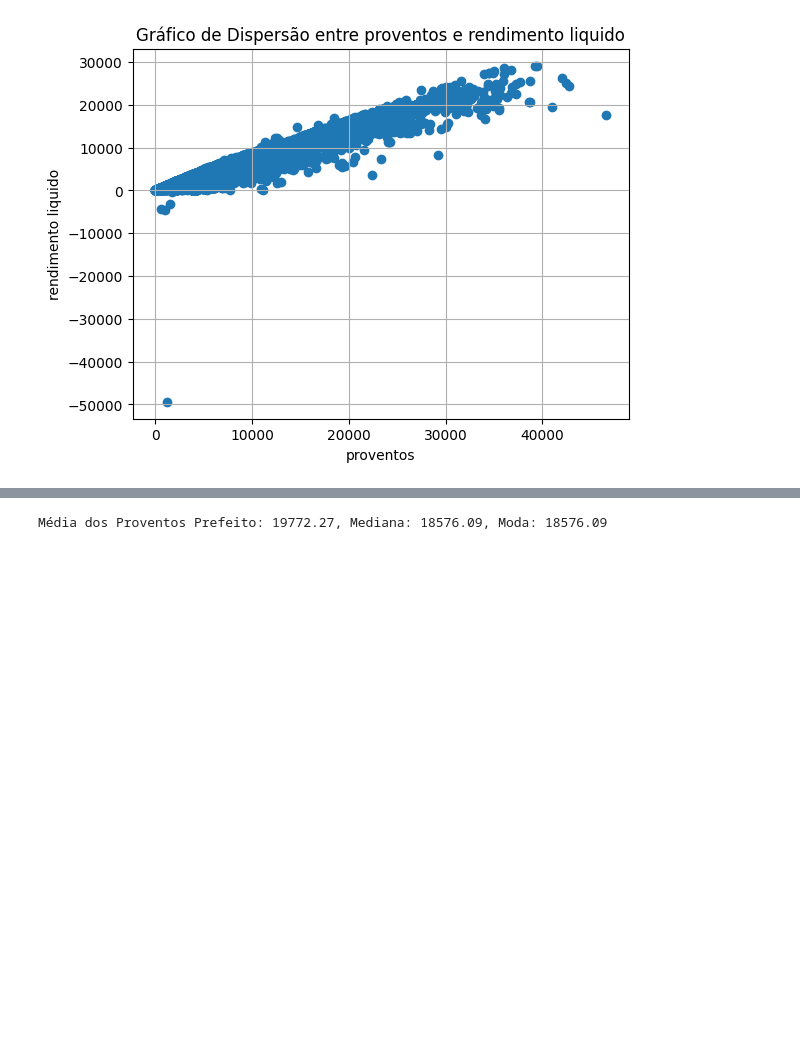
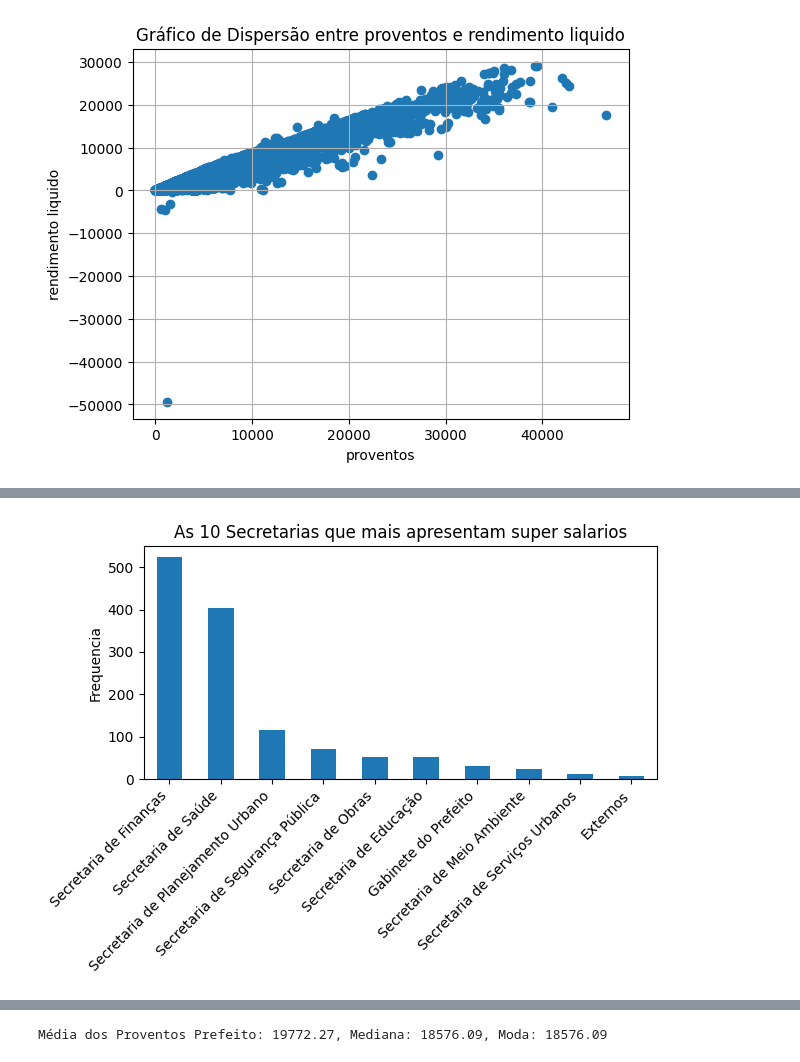
Before and after one commit to wesleyclzns/analisesOrcamentoMaua, a Jupyter notebook: servidoresPrefMaua.IPYNB, the cells around one changed output, grey strips where cells are left out. Cells and saved outputs as stored; diff of their text form; code cells hidden in the pictures; blank space fills up the shorter version.

```diff
--- a/servidoresPrefMaua.IPYNB
+++ b/servidoresPrefMaua.IPYNB
@@ -145,0 +339,12 @@ plt.show()
+# %%
+top_secretarias = contagem_secretarias.head(10)
+
+top_secretarias.plot(kind='bar')
+plt.title('As 10 Secretarias que mais apresentam super salarios')
+plt.xlabel('')
+plt.ylabel('Frequencia')
+plt.xticks(rotation=45, ha='right')
+plt.tight_layout()
+plt.show()
+# %% [output]
+[figure, added]
```
Also changed, not shown: parts of 31 cells of this notebook.
